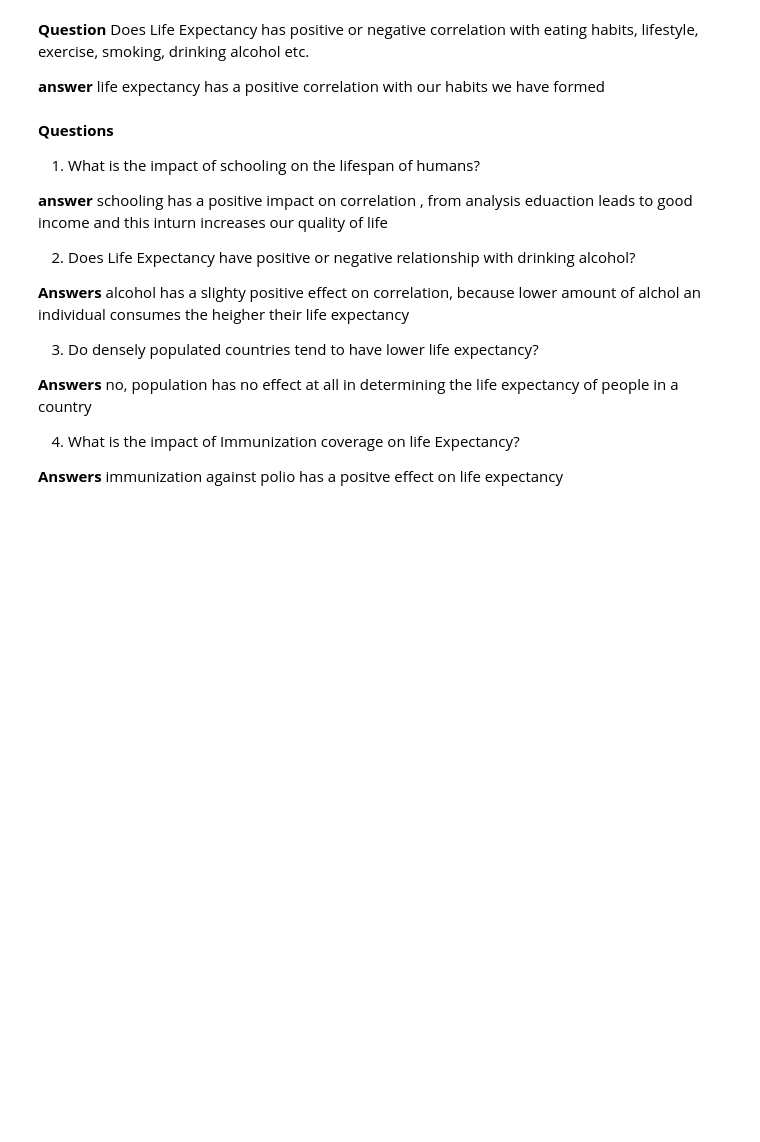
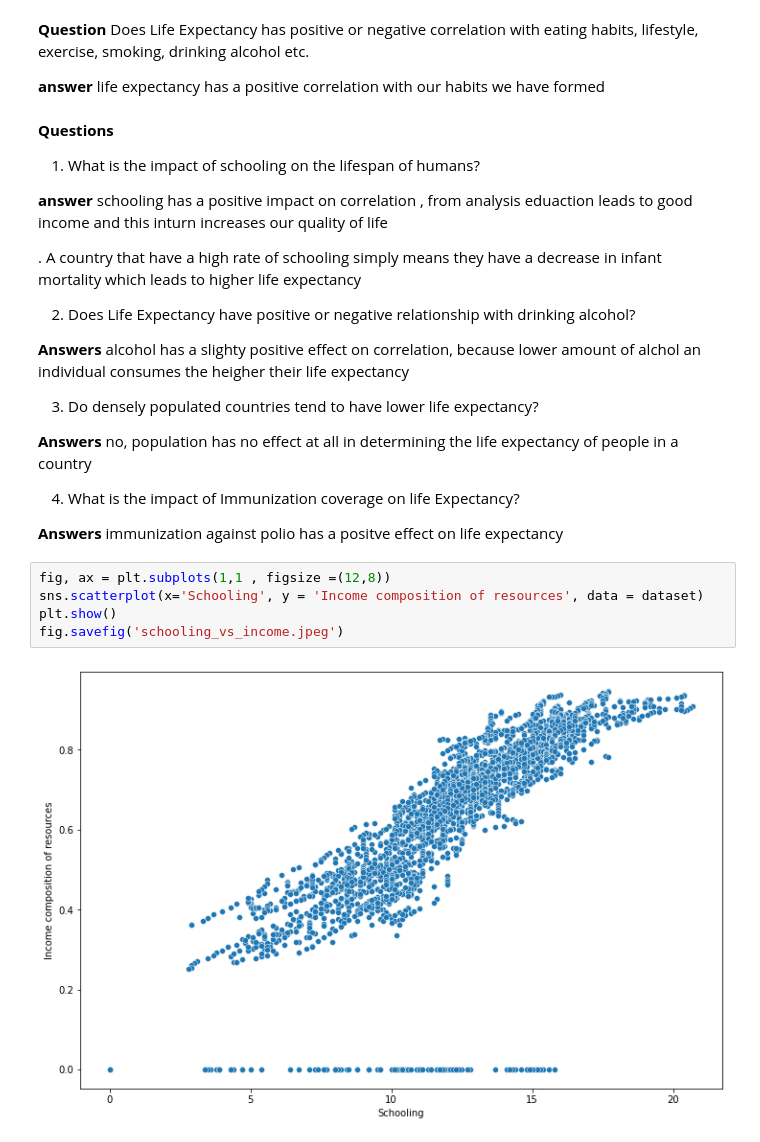
Before and after one commit to Dibieoluchi/main_life_expentancy_data_analysis, a Jupyter notebook: exploratory_data_analysis.ipynb, the cells around one changed output. Drawn from its saved outputs; the diff is of its cells as text; blank space fills up the shorter version.

```diff
--- a/exploratory_data_analysis.ipynb
+++ b/exploratory_data_analysis.ipynb
@@ -302,12 +320,14 @@ life expectancy has a positive correlation with our habits we have formed
 1. What is the impact of schooling on the lifespan of humans?
 
 
-**answer**
-schooling has a positive impact on correlation , from analysis eduaction leads to good income and this inturn increases our quality of life
+**answer**  schooling has a positive impact on correlation , from analysis eduaction leads to good income and this inturn increases our quality of life
+
+
+. A country that have a high rate of schooling simply means they have a decrease in infant mortality which leads to higher life expectancy
 
 
 
-2. Does Life Expectancy have positive or negative relationship with drinking alcohol?
+2.  Does Life Expectancy have positive or negative relationship with drinking alcohol?
 
 
 **Answers**
@@ -327,3 +347,10 @@ no, population has no effect at all in determining the life expectancy of people
 
 **Answers**
 immunization against polio has a positve effect on life expectancy
+# %%
+fig, ax = plt.subplots(1,1 , figsize =(12,8))
+sns.scatterplot(x='Schooling', y = 'Income composition of resources', data = dataset)
+plt.show()
+fig.savefig('schooling_vs_income.jpeg')
+# %% [output]
+[figure, added]
```
Also changed, not shown: parts of 3 cells of this notebook, 1 other file.
